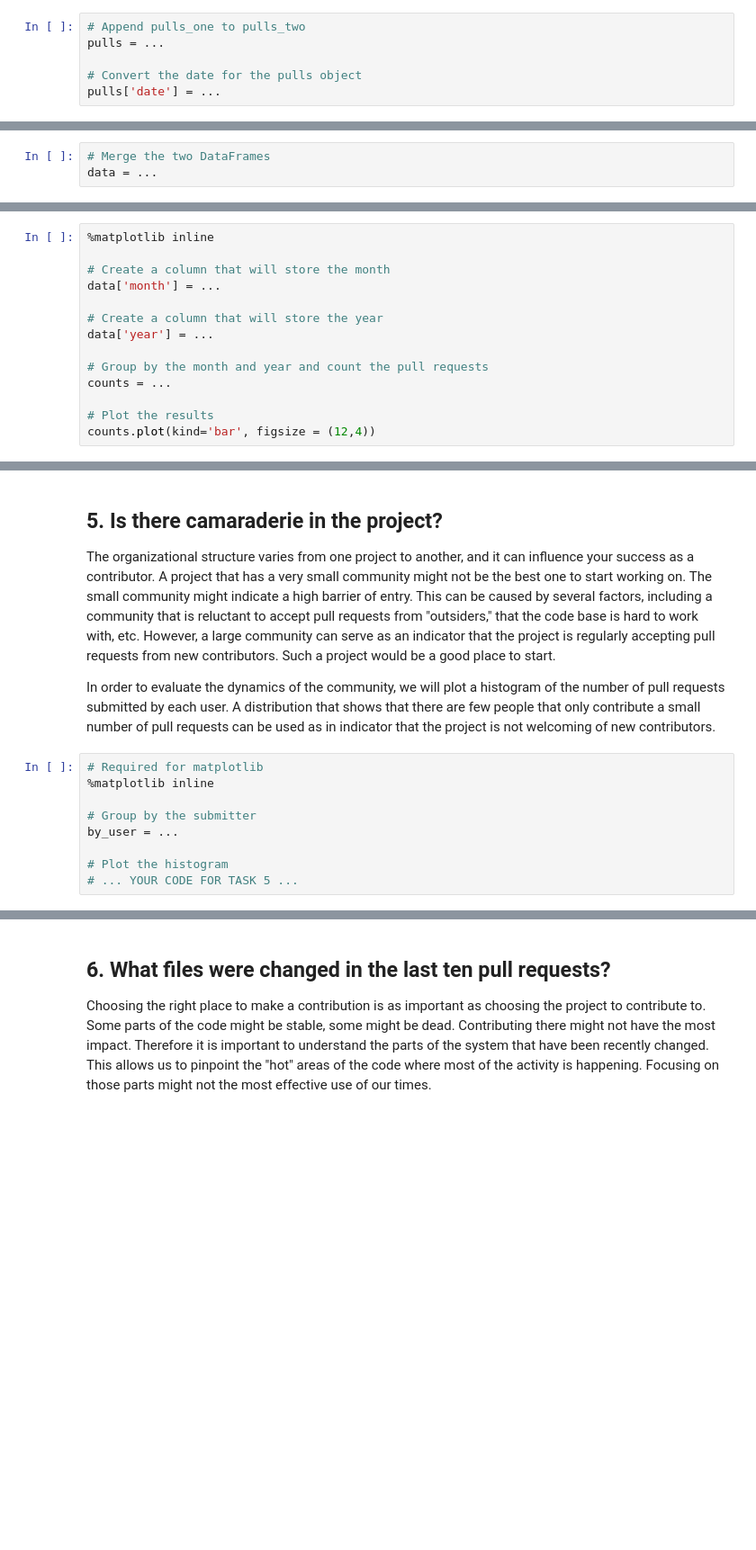
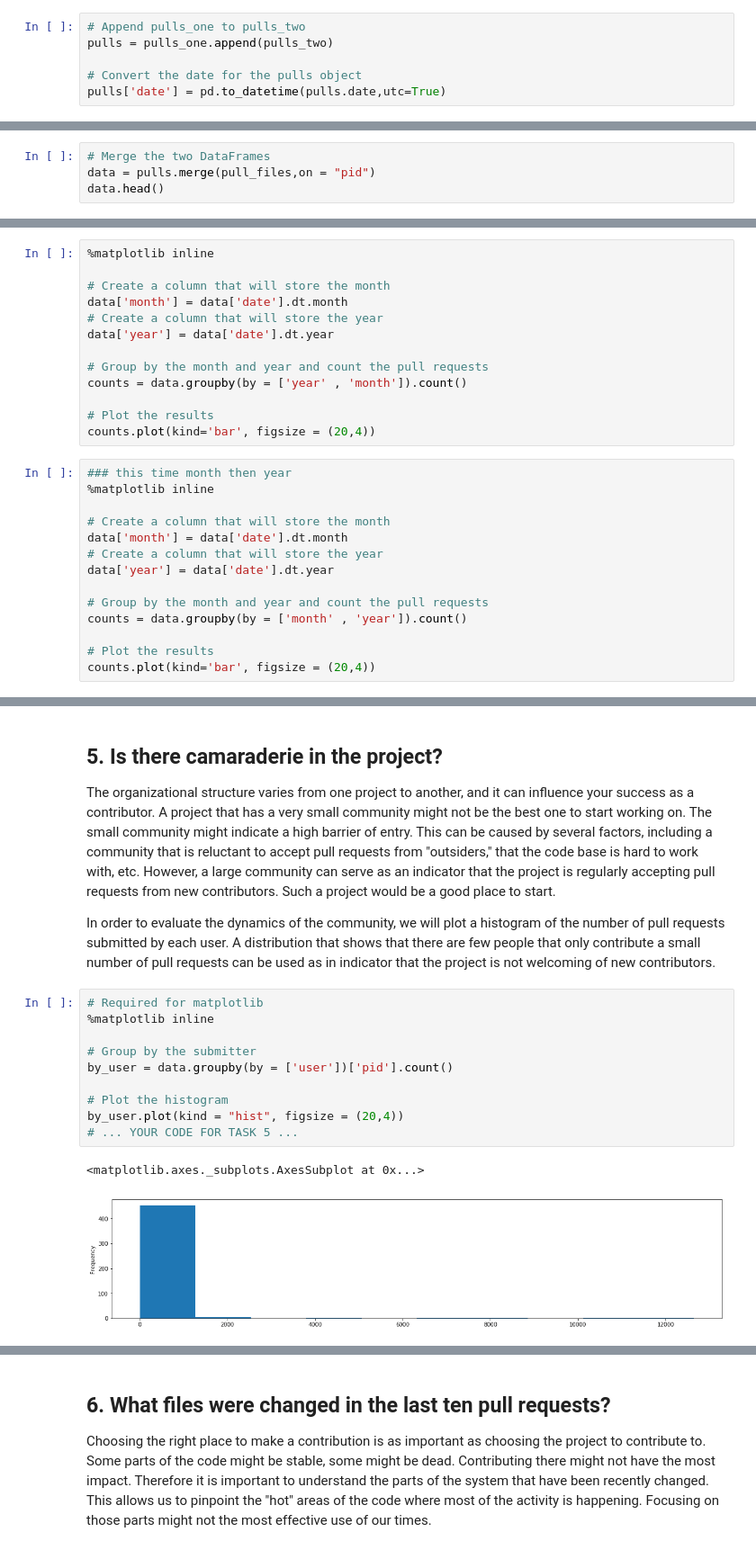
Before and after one commit to Ibn-mohey/Practice-Python, a Jupyter notebook: Data Camp/07.The GitHub History of the Scala Language/notebook.ipynb, the cells around one changed output, grey strips where cells are left out. Shown: that part at 90% size. Saved outputs shown, nothing was run; the diff lists cells and outputs as text; blank space fills up the shorter version.

```diff
--- a/Data Camp/07.The GitHub History of the Scala Language/notebook.ipynb
+++ b/Data Camp/07.The GitHub History of the Scala Language/notebook.ipynb
@@ -24,7 +24,7 @@ pull_files = ...
 <p>The pull request times are all in UTC (also known as Coordinated Universal Time). The commit times, however, are in the local time of the author with time zone information (number of hours difference from UTC). To make comparisons easy, we should convert all times to UTC.</p>
 # %%
 # Append pulls_one to pulls_two
-pulls = ...
+pulls = pulls_one.append(pulls_two)
 
 # Convert the date for the pulls object
-pulls['date'] = ...
+pulls['date'] = pd.to_datetime(pulls.date,utc=True)
@@ -33,7 +37,8 @@ pulls['date'] = ...
 <p>The data extracted comes in two separate files. Merging the two DataFrames will make it easier for us to analyze the data in the future tasks.</p>
 # %%
 # Merge the two DataFrames
-data = ...
+data = pulls.merge(pull_files,on = "pid")
+data.head()
 # %% [markdown]
 ## 4. Is the project still actively maintained?
 <p>The activity in an open source project is not very consistent. Some projects might be active for many years after the initial release, while others can slowly taper out into oblivion. Before committing to contributing to a project, it is important to understand the state of the project. Is development going steadily, or is there a drop? Has the project been abandoned altogether?</p>
@@ -47,13 +52,26 @@ data = ...
 %matplotlib inline
 
 # Create a column that will store the month
-data['month'] = ...
-
+data['month'] = data['date'].dt.month
 # Create a column that will store the year
-data['year'] = ...
+data['year'] = data['date'].dt.year
 
 # Group by the month and year and count the pull requests
-counts = ...
+counts = data.groupby(by = ['year' , 'month']).count()
 
 # Plot the results
-counts.plot(kind='bar', figsize = (12,4))
+counts.plot(kind='bar', figsize = (20,4))
+# %%
+### this time month then year
+%matplotlib inline
+
+# Create a column that will store the month
+data['month'] = data['date'].dt.month
+# Create a column that will store the year
+data['year'] = data['date'].dt.year
+
+# Group by the month and year and count the pull requests
+counts = data.groupby(by = ['month' , 'year']).count()
+
+# Plot the results
+counts.plot(kind='bar', figsize = (20,4))
@@ -64,9 +90,13 @@ counts.plot(kind='bar', figsize = (12,4))
 # %%
 # Required for matplotlib
 %matplotlib inline
 
 # Group by the submitter
-by_user = ...
+by_user = data.groupby(by = ['user'])['pid'].count()
 
 # Plot the histogram
+by_user.plot(kind = "hist", figsize = (20,4))
 # ... YOUR CODE FOR TASK 5 ...
+# %% [output]
+<matplotlib.axes._subplots.AxesSubplot at 0x...>
+[figure, added]
```
Also changed, not shown: parts of 12 cells of this notebook.
